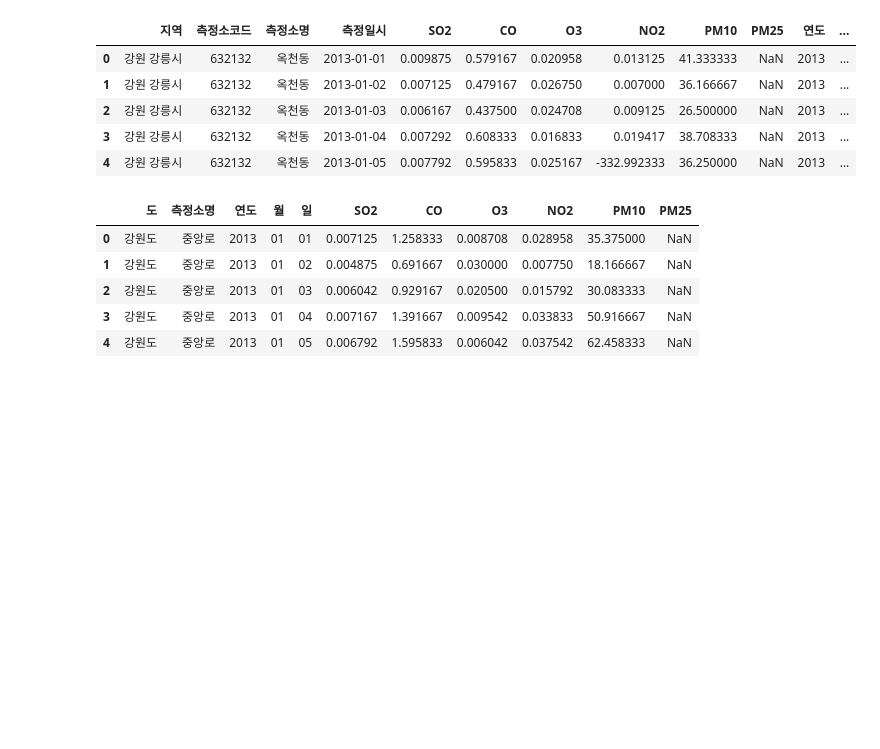
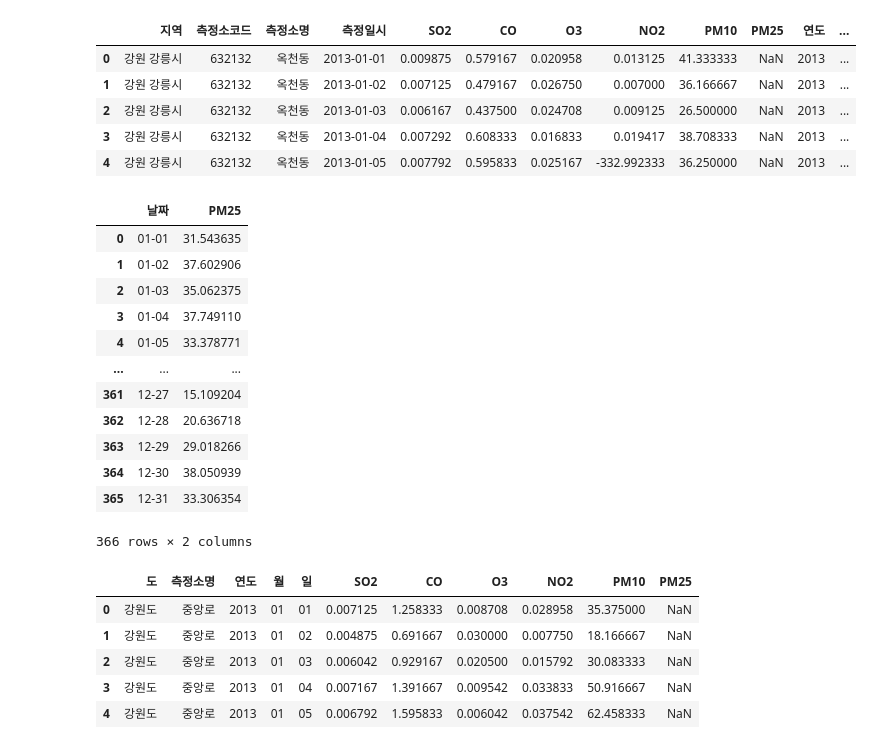
Before and after one commit to jyeon94/Learning_Spoons_Second_Project, a Jupyter notebook: 버전관리/project2.1_ver16.ipynb, the cells around one changed output. Saved outputs shown, nothing was run; the diff lists cells and outputs as text; code cells hidden in the pictures; blank space fills up the shorter version.

```diff
--- a/버전관리/project2.1_ver16.ipynb
+++ b/버전관리/project2.1_ver16.ipynb
@@ -790,6 +794,6 @@ list_Data = []
 # %%
 # 저장한 날씨 데이터를 불러와 변수 df로 저장
-df = pd.read_csv('날씨_시계열_데이터.csv', encoding='euc-kr')
+df = pd.read_csv('data/날씨_시계열_데이터.csv', encoding='euc-kr')
 # %%
 # 측정일시 컬럼의 연월일을 연도, 월일로 나누기
 df['연도'] = df['측정일시'].str.split("-").str.get(0)
@@ -829,3 +833,26 @@ df['도'] = df["지역"].str.split(" ").str.get(0)
 # %%
 # 딕셔너리 데이터를 map 함수에 사용하여 key 값과 같은 값들은 전부 value 값으로 변경
 df["도"] = df["도"].map(dic_Sido)
+# %%
+#null값 처리를 위해 날짜 컬럼 생성
+df['날짜'] = df['월'] + '-' + df['일']
+# %%
+#날짜별 PM25 평균을 구해서 df_mean에 담기
+df_mean = df.groupby('날짜')['PM25'].mean().reset_index()
+# %%
+#df_mean 제대로 생성되었는지 확인
+df_mean
+# %% [output]
+|  | 날짜 | PM25 |
+| 0 | 01-01 | 31.543635 |
+| 1 | 01-02 | 37.602906 |
+| 2 | 01-03 | 35.062375 |
+| 3 | 01-04 | 37.749110 |
+| 4 | 01-05 | 33.378771 |
+| ... | ... | ... |
+| 361 | 12-27 | 15.109204 |
+| 362 | 12-28 | 20.636718 |
+| 363 | 12-29 | 29.018266 |
+| 364 | 12-30 | 38.050939 |
+| 365 | 12-31 | 33.306354 |
+366 rows × 2 columns
```
Also changed, not shown: parts of 10 cells of this notebook.
